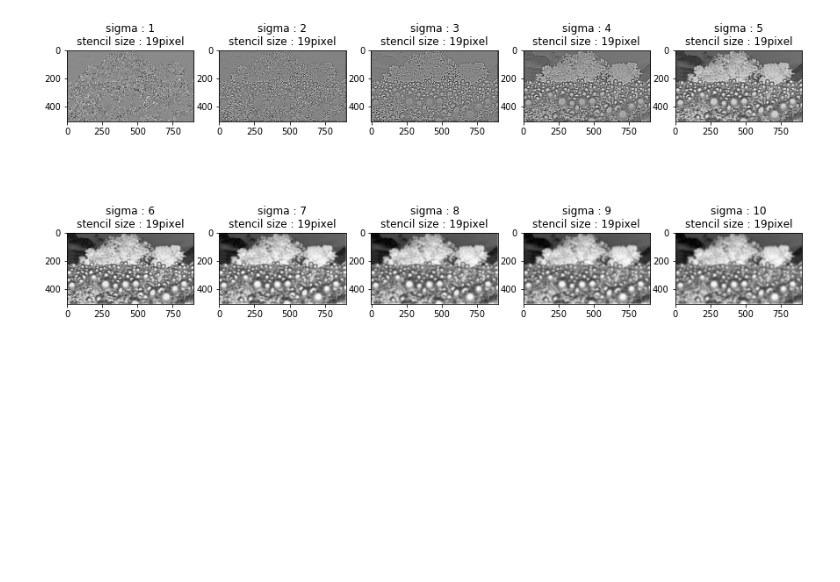
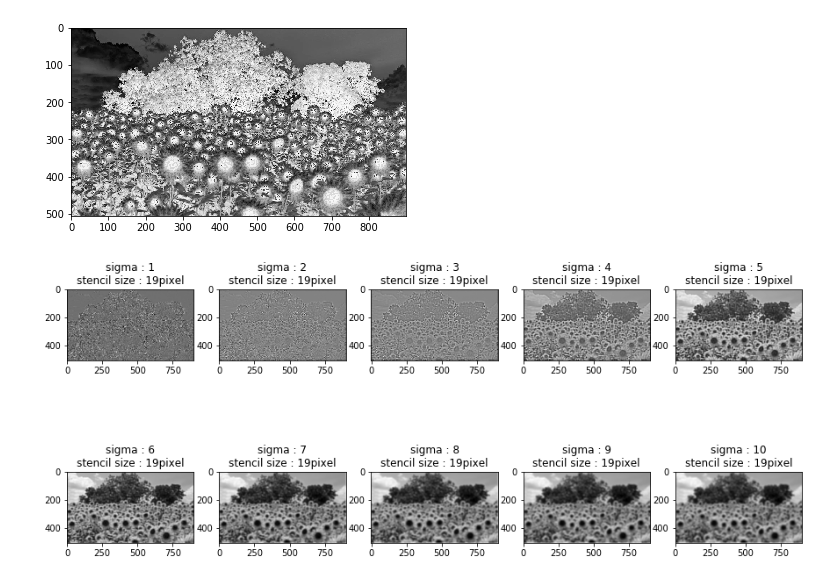
Before and after one commit to happyhyowon/assignment, a Jupyter notebook: vision/assignment2/logscale.ipynb, the cells around one changed output. Saved outputs shown, nothing was run; the diff lists cells and outputs as text; code cells hidden in the pictures; blank space fills up the shorter version.

```diff
--- a/vision/assignment2/logscale.ipynb
+++ b/vision/assignment2/logscale.ipynb
@@ -95,12 +94,18 @@ plt.imshow(img, cmap='gray')
 # %%
-# Log filters
-sigmas = [sigma+1 for sigma in range(10)]
-fig = plt.figure(figsize= (15,7))
-for sigma in sigmas:
-    LoG_filter = LoG(sigma=sigma)
-    result = filterImg(img, LoG_filter)
-    ax = fig.add_subplot(2, 5, sigma)
-    ax.imshow(result, cmap='gray')
-    ax.set_title("sigma : %d\nstencil size : %dpixel" %(sigma, 19))
+def strackScale(img,sigmas,stencil=19,threshold=10):
+    plt.imshow(img)
+    img_gray = rgb2gray(img.copy() * 255)
+    plt.imshow(img_gray, cmap='gray')
+    fig = plt.figure(figsize= (15,7))
+    for sigma in sigmas:
+        LoG_filter = LoG(sigma=sigma,stencil=stencil)
+        result = filterImg(img_gray, LoG_filter)
+        ax = fig.add_subplot(2, 5, sigma)
+        ax.imshow(result, cmap='gray')
+        ax.set_title("sigma : %d\nstencil size : %dpixel" %(sigma, 19))
-# %% [output]
-[figure, removed]
+# %%
+sigmas = [sigma+1 for sigma in range(10)]
+strackScale(img=img,sigmas=sigmas,stencil=19,threshold=10)
+# %% [output]
+[figure, added]
+[figure, added]
```
Also changed, not shown: parts of 3 cells of this notebook.
